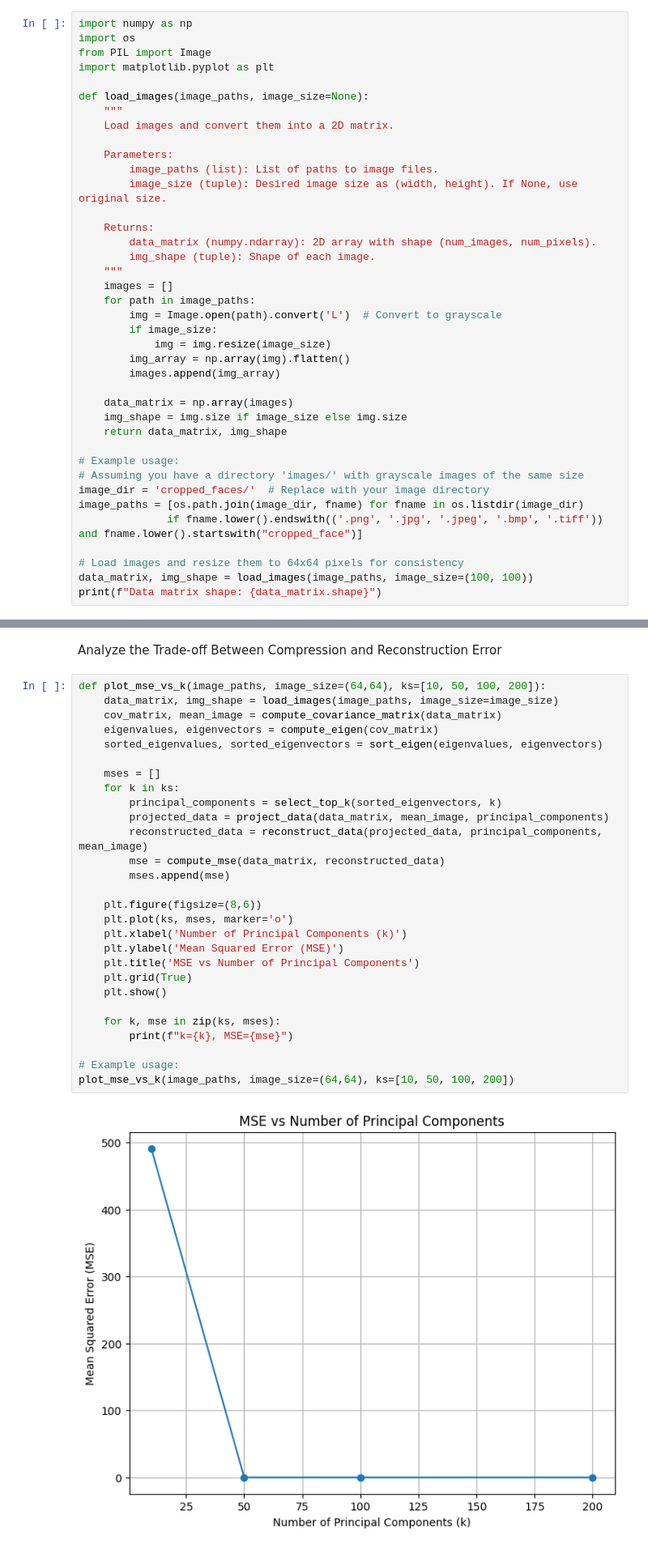
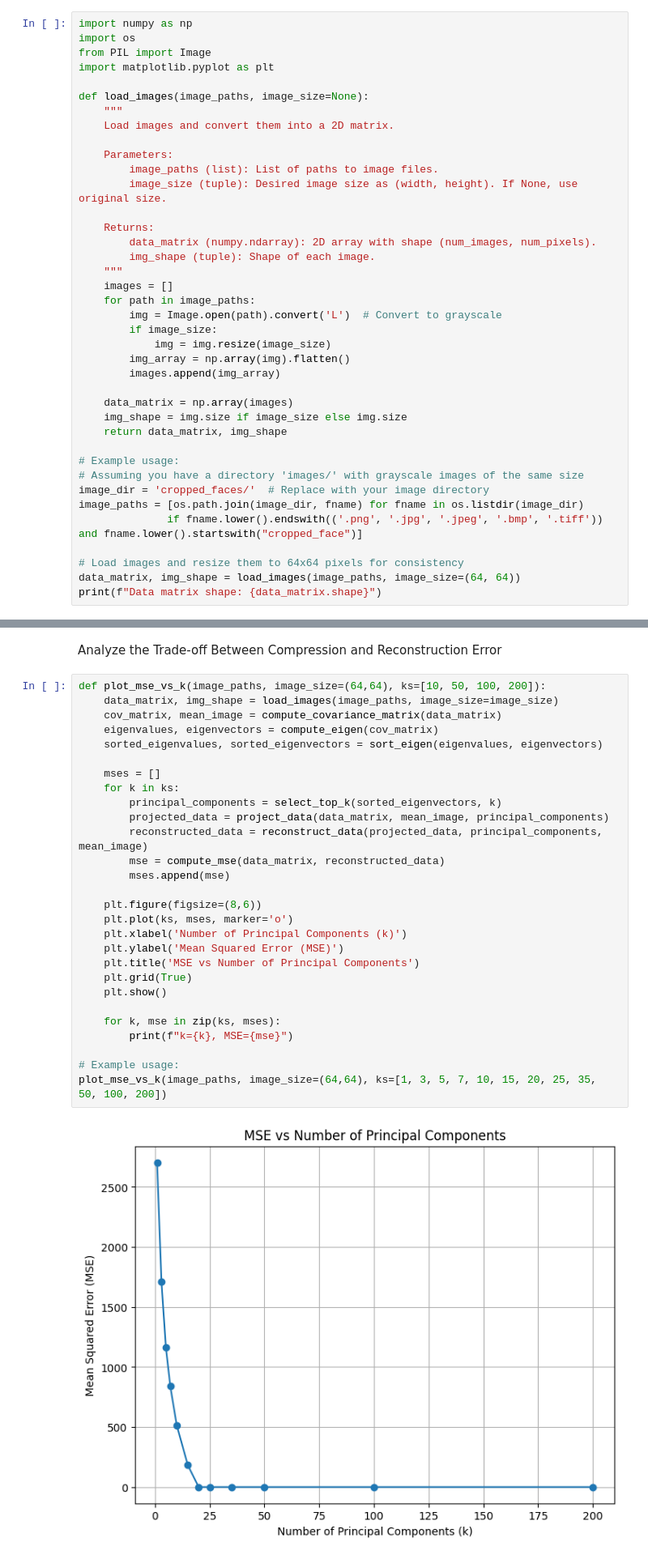
Before and after one commit to MollersThrane/IT3212-assignments, a Jupyter notebook: Assignment 2/tim_test.ipynb, the cells around one changed output, grey strips where cells are left out. Shown at 81% size. Drawn from its saved outputs; the diff is of its cells as text.

```diff
--- a/Assignment 2/tim_test.ipynb
+++ b/Assignment 2/tim_test.ipynb
@@ -37,6 +37,6 @@ image_paths = [os.path.join(image_dir, fname) for fname in os.listdir(image_dir)
               if fname.lower().endswith(('.png', '.jpg', '.jpeg', '.bmp', '.tiff')) and fname.lower().startswith("cropped_face")]
 
 # Load images and resize them to 64x64 pixels for consistency
-data_matrix, img_shape = load_images(image_paths, image_size=(100, 100))
+data_matrix, img_shape = load_images(image_paths, image_size=(64, 64))
 print(f"Data matrix shape: {data_matrix.shape}")
 # %% [output]
@@ -352,30 +352,30 @@ Analyze the Trade-off Between Compression and Reconstruction Error
 # %%
 def plot_mse_vs_k(image_paths, image_size=(64,64), ks=[10, 50, 100, 200]):
     data_matrix, img_shape = load_images(image_paths, image_size=image_size)
     cov_matrix, mean_image = compute_covariance_matrix(data_matrix)
     eigenvalues, eigenvectors = compute_eigen(cov_matrix)
     sorted_eigenvalues, sorted_eigenvectors = sort_eigen(eigenvalues, eigenvectors)
 
     mses = []
     for k in ks:
         principal_components = select_top_k(sorted_eigenvectors, k)
         projected_data = project_data(data_matrix, mean_image, principal_components)
         reconstructed_data = reconstruct_data(projected_data, principal_components, mean_image)
         mse = compute_mse(data_matrix, reconstructed_data)
         mses.append(mse)
 
     plt.figure(figsize=(8,6))
     plt.plot(ks, mses, marker='o')
     plt.xlabel('Number of Principal Components (k)')
     plt.ylabel('Mean Squared Error (MSE)')
     plt.title('MSE vs Number of Principal Components')
     plt.grid(True)
     plt.show()
 
     for k, mse in zip(ks, mses):
         print(f"k={k}, MSE={mse}")
 
 # Example usage:
-plot_mse_vs_k(image_paths, image_size=(64,64), ks=[10, 50, 100, 200])
+plot_mse_vs_k(image_paths, image_size=(64,64), ks=[1, 3, 5, 7, 10, 15, 20, 25, 35, 50, 100, 200])
 # %% [output]
-[figure, old version]
+[figure, new version]
```
Also changed, not shown: parts of 11 cells of this notebook.
